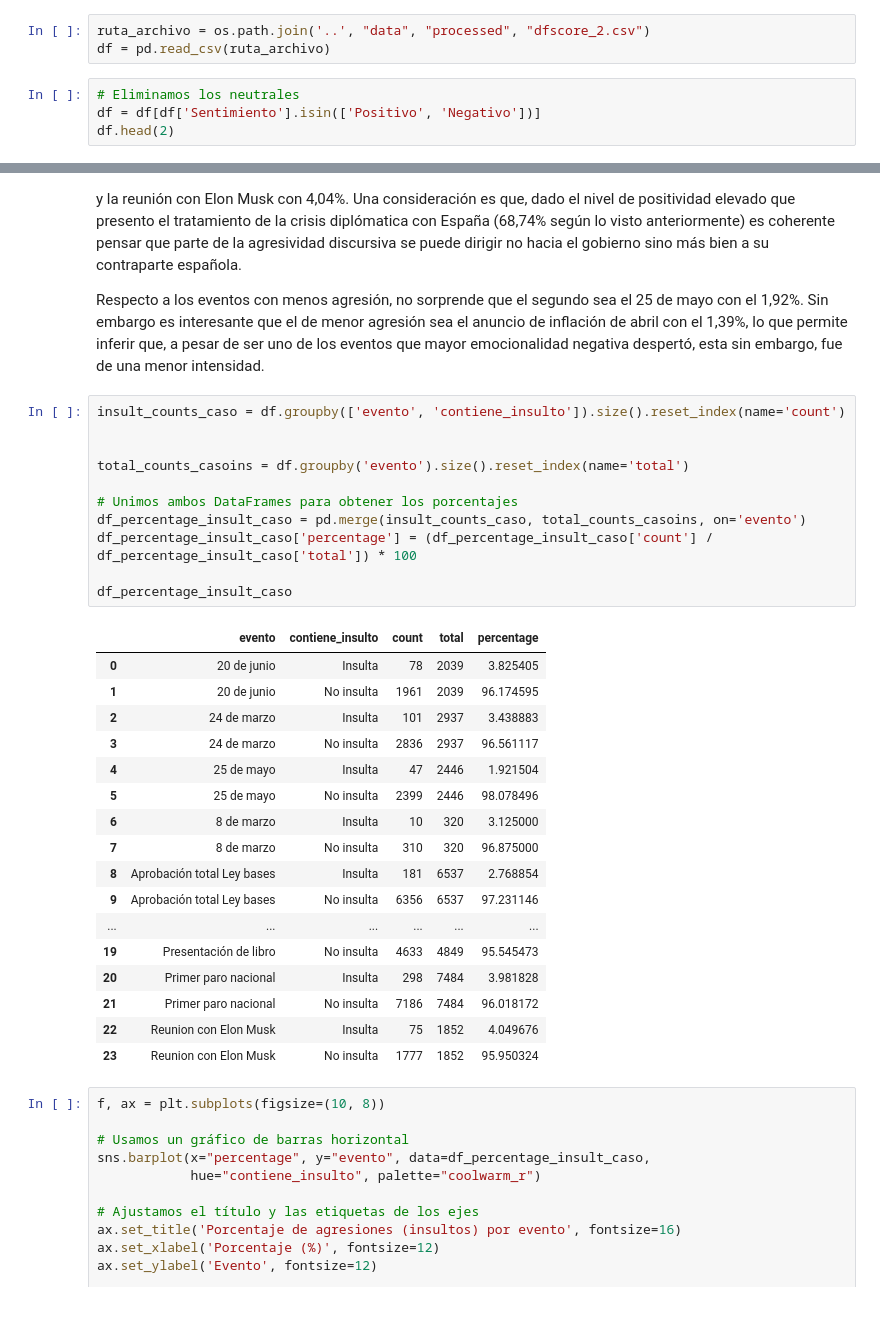
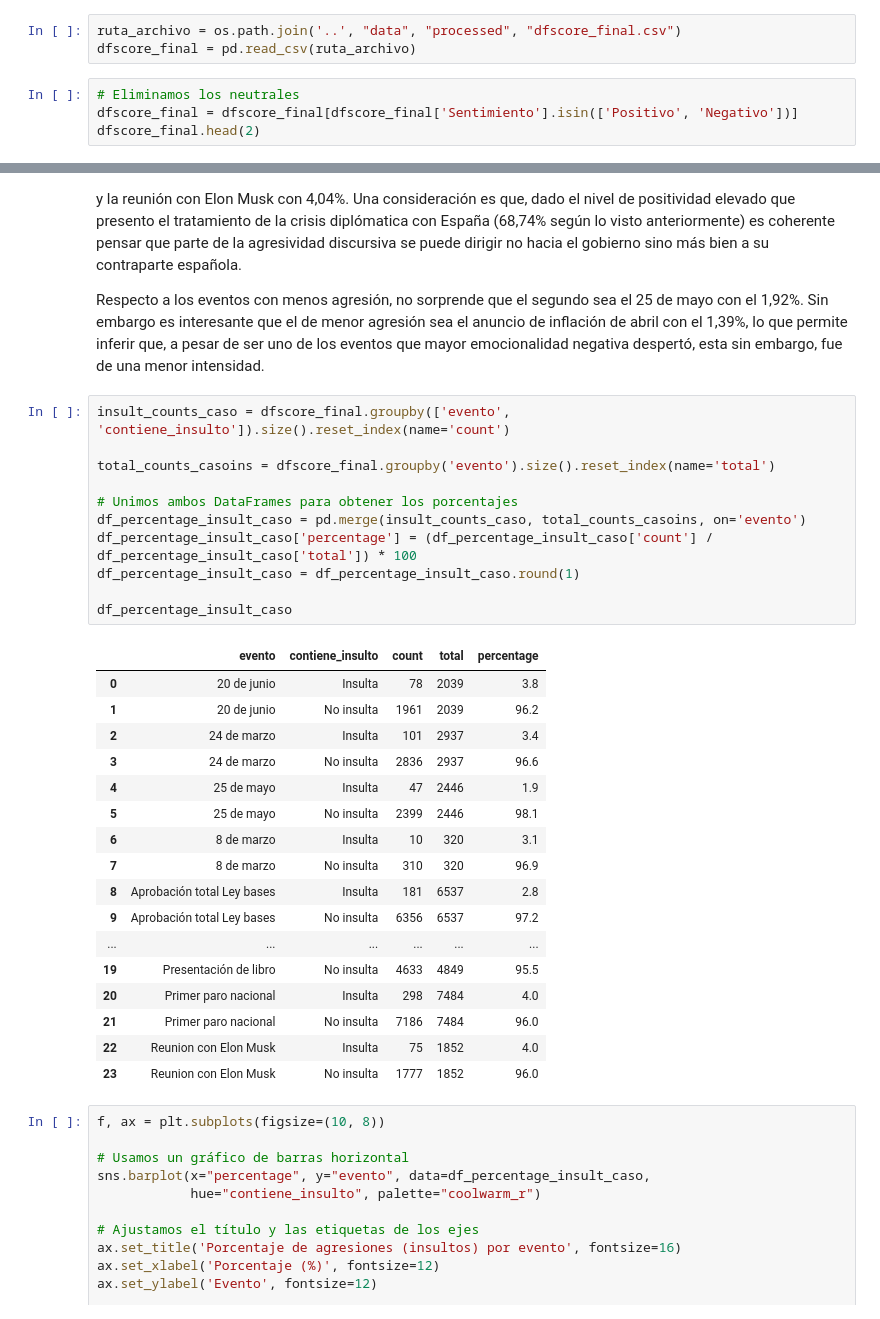
Before and after one commit to paecis-uba/paecis_grupo_13, a Jupyter notebook: tif_paecis_grupo_13/notebooks/5_graficos_y_analisis_sentiment.ipynb, the cells around one changed output, grey strips where cells are left out. Cells and saved outputs as stored; diff of their text form.

```diff
--- a/tif_paecis_grupo_13/notebooks/5_graficos_y_analisis_sentiment.ipynb
+++ b/tif_paecis_grupo_13/notebooks/5_graficos_y_analisis_sentiment.ipynb
@@ -7,12 +7,12 @@ import seaborn as sns
 import numpy as np
 import os
 # %%
-ruta_archivo = os.path.join('..', "data", "processed", "dfscore_2.csv")
-df = pd.read_csv(ruta_archivo)
+ruta_archivo = os.path.join('..', "data", "processed", "dfscore_final.csv")
+dfscore_final = pd.read_csv(ruta_archivo)
 # %%
 # Eliminamos los neutrales
-df = df[df['Sentimiento'].isin(['Positivo', 'Negativo'])]
-df.head(2)
+dfscore_final = dfscore_final[dfscore_final['Sentimiento'].isin(['Positivo', 'Negativo'])]
+dfscore_final.head(2)
 # %% [output]
 |  | comment_id | comment | user_id | user_name | comment_time | comment_likes | total_reply_count | ... |
 | 0 | UgwZJGlfpFvs-r_l-hB4AaABAg | Esta vieja esta más loca cómo una... | UC7s8hGLBfkLOzpho73qs4FQ | @siulenlo8728 | 2024-08-15 02:14:26+00:00 | 0 | 0 | ... |
@@ -309,34 +314,34 @@ El desagregado por eventos relevados nos permite encontrar que los eventos que m
 
 Respecto a los eventos con menos agresión, no sorprende que el segundo sea el 25 de mayo con el 1,92%. Sin embargo es interesante que el de menor agresión sea el anuncio de inflación de abril con el 1,39%, lo que permite inferir que, a pesar de  ser uno de los eventos que mayor emocionalidad negativa despertó, esta sin embargo, fue de una menor intensidad.
 # %%
-insult_counts_caso = df.groupby(['evento', 'contiene_insulto']).size().reset_index(name='count')
+insult_counts_caso = dfscore_final.groupby(['evento', 'contiene_insulto']).size().reset_index(name='count')
 
-
-total_counts_casoins = df.groupby('evento').size().reset_index(name='total')
+total_counts_casoins = dfscore_final.groupby('evento').size().reset_index(name='total')
 
 # Unimos ambos DataFrames para obtener los porcentajes
 df_percentage_insult_caso = pd.merge(insult_counts_caso, total_counts_casoins, on='evento')
 df_percentage_insult_caso['percentage'] = (df_percentage_insult_caso['count'] / df_percentage_insult_caso['total']) * 100
+df_percentage_insult_caso = df_percentage_insult_caso.round(1)
 
 df_percentage_insult_caso
 # %% [output]
 |  | evento | contiene_insulto | count | total | percentage |
-| 0 | 20 de junio | Insulta | 78 | 2039 | 3.825405 |
-| 1 | 20 de junio | No insulta | 1961 | 2039 | 96.174595 |
-| 2 | 24 de marzo | Insulta | 101 | 2937 | 3.438883 |
-| 3 | 24 de marzo | No insulta | 2836 | 2937 | 96.561117 |
-| 4 | 25 de mayo | Insulta | 47 | 2446 | 1.921504 |
-| 5 | 25 de mayo | No insulta | 2399 | 2446 | 98.078496 |
-| 6 | 8 de marzo | Insulta | 10 | 320 | 3.125000 |
-| 7 | 8 de marzo | No insulta | 310 | 320 | 96.875000 |
-| 8 | Aprobación total Ley bases | Insulta | 181 | 6537 | 2.768854 |
-| 9 | Aprobación total Ley bases | No insulta | 6356 | 6537 | 97.231146 |
+| 0 | 20 de junio | Insulta | 78 | 2039 | 3.8 |
+| 1 | 20 de junio | No insulta | 1961 | 2039 | 96.2 |
+| 2 | 24 de marzo | Insulta | 101 | 2937 | 3.4 |
+| 3 | 24 de marzo | No insulta | 2836 | 2937 | 96.6 |
+| 4 | 25 de mayo | Insulta | 47 | 2446 | 1.9 |
+| 5 | 25 de mayo | No insulta | 2399 | 2446 | 98.1 |
+| 6 | 8 de marzo | Insulta | 10 | 320 | 3.1 |
+| 7 | 8 de marzo | No insulta | 310 | 320 | 96.9 |
+| 8 | Aprobación total Ley bases | Insulta | 181 | 6537 | 2.8 |
+| 9 | Aprobación total Ley bases | No insulta | 6356 | 6537 | 97.2 |
 | ... | ... | ... | ... | ... | ... |
-| 19 | Presentación de libro | No insulta | 4633 | 4849 | 95.545473 |
-| 20 | Primer paro nacional | Insulta | 298 | 7484 | 3.981828 |
-| 21 | Primer paro nacional | No insulta | 7186 | 7484 | 96.018172 |
-| 22 | Reunion con Elon Musk | Insulta | 75 | 1852 | 4.049676 |
-| 23 | Reunion con Elon Musk | No insulta | 1777 | 1852 | 95.950324 |
+| 19 | Presentación de libro | No insulta | 4633 | 4849 | 95.5 |
+| 20 | Primer paro nacional | Insulta | 298 | 7484 | 4.0 |
+| 21 | Primer paro nacional | No insulta | 7186 | 7484 | 96.0 |
+| 22 | Reunion con Elon Musk | Insulta | 75 | 1852 | 4.0 |
+| 23 | Reunion con Elon Musk | No insulta | 1777 | 1852 | 96.0 |
 # %%
 f, ax = plt.subplots(figsize=(10, 8))
 
```
Also changed, not shown: parts of 8 cells of this notebook, 13 other files.
